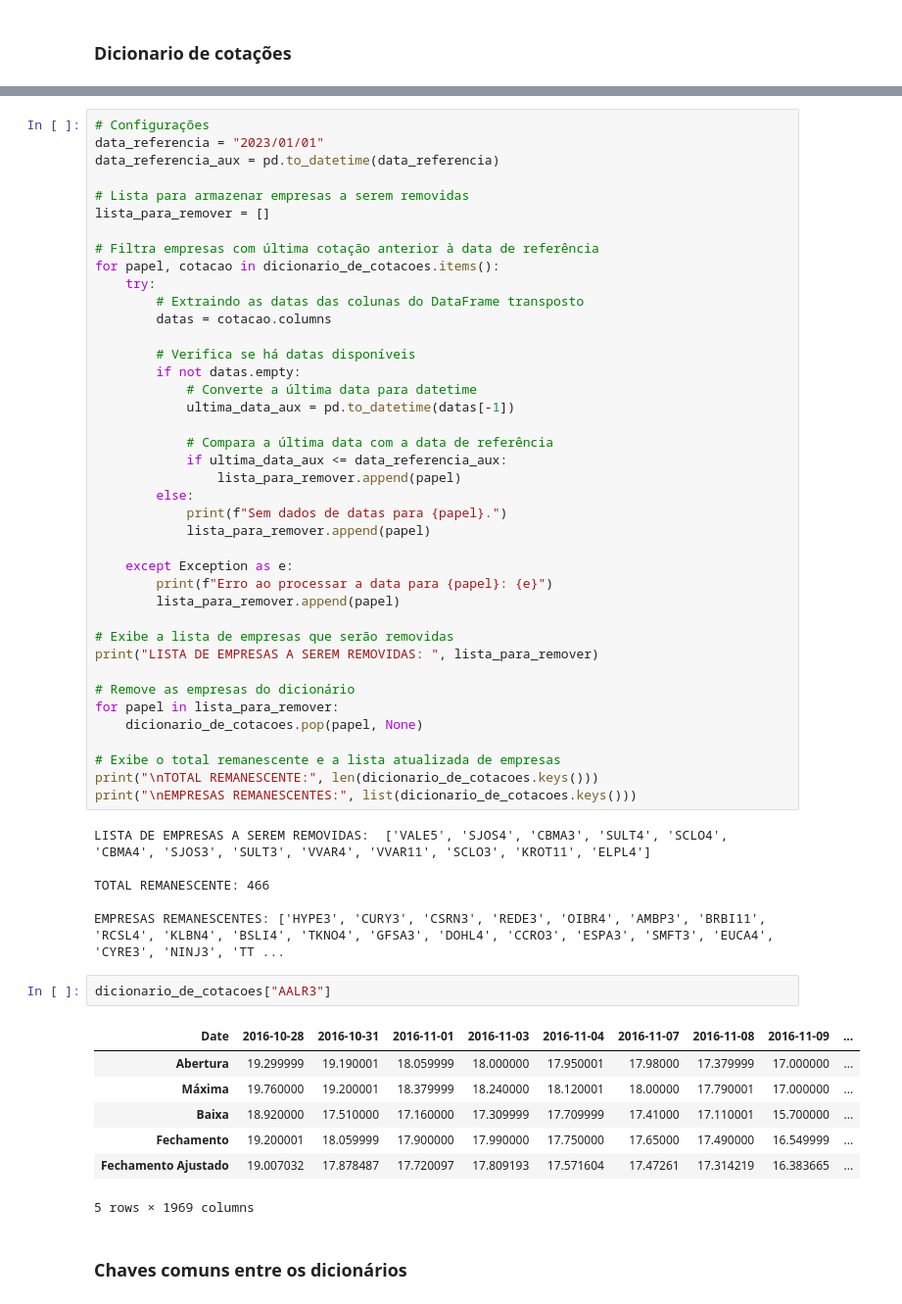
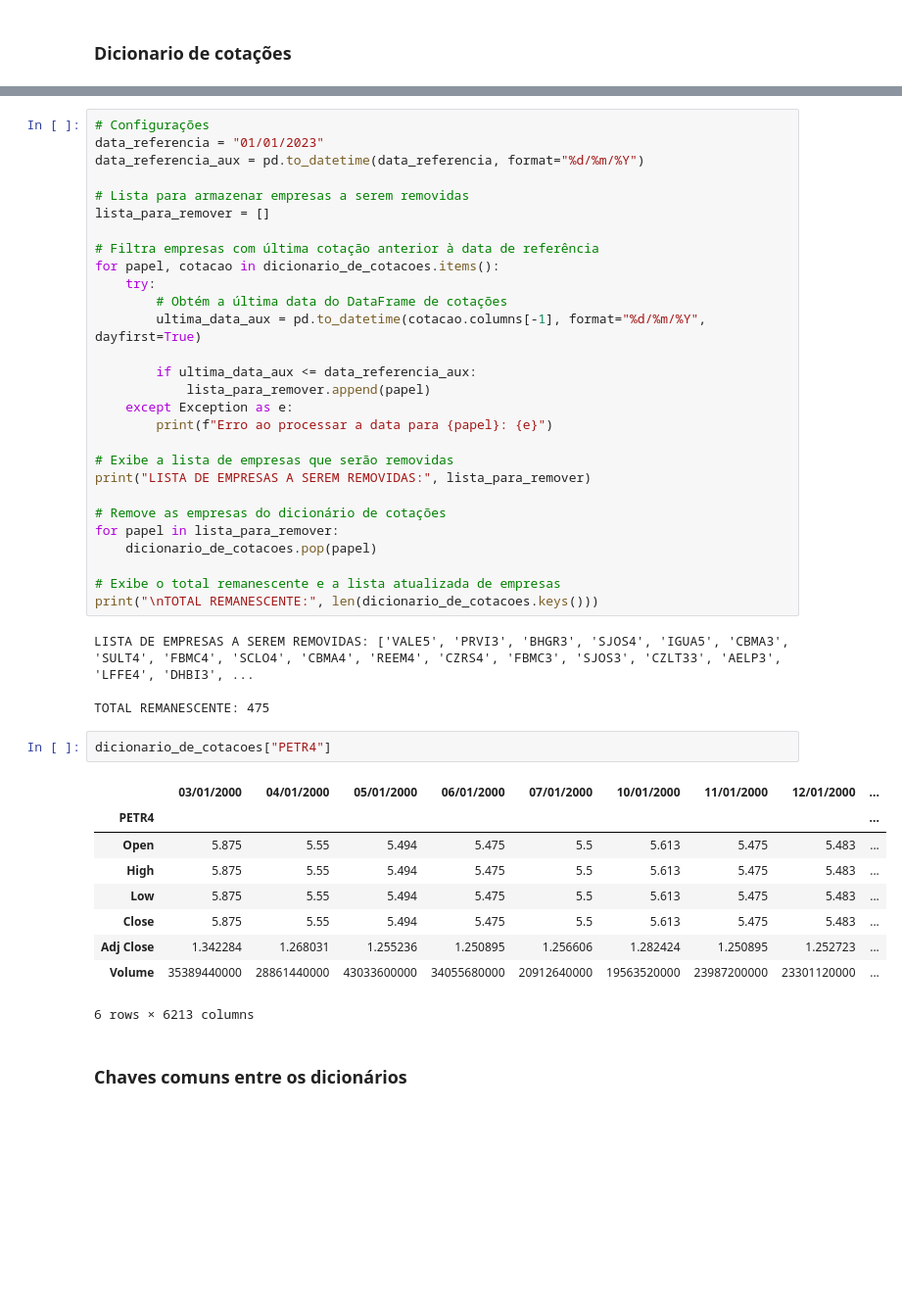
Before and after one commit to Cabral-JV/TCC, a Jupyter notebook: Data_frame/Data.ipynb, the cells around one changed output, grey strips where cells are left out. Shown at 98% size. Cells and saved outputs as stored; diff of their text form; blank space fills up the shorter version.

Commit message:
Pegando as datas mais antigas e encontrando a melhor data das cotações

```diff
--- a/Data_frame/Data.ipynb
+++ b/Data_frame/Data.ipynb
@@ -718,7 +746,7 @@ Empresas para as quais as cotações falharam: EBEN4.SA, VTLM3.SA, DFVA4.SA, FFT
 # %%
 # Configurações
-data_referencia = "2023/01/01"
-data_referencia_aux = pd.to_datetime(data_referencia)
+data_referencia = "01/01/2023"
+data_referencia_aux = pd.to_datetime(data_referencia, format="%d/%m/%Y")
 
 # Lista para armazenar empresas a serem removidas
 lista_para_remover = []
@@ -726,51 +754,39 @@ lista_para_remover = []
 # Filtra empresas com última cotação anterior à data de referência
 for papel, cotacao in dicionario_de_cotacoes.items():
     try:
-        # Extraindo as datas das colunas do DataFrame transposto
-        datas = cotacao.columns
+        # Obtém a última data do DataFrame de cotações
+        ultima_data_aux = pd.to_datetime(cotacao.columns[-1], format="%d/%m/%Y", dayfirst=True)
 
-        # Verifica se há datas disponíveis
-        if not datas.empty:
-            # Converte a última data para datetime
-            ultima_data_aux = pd.to_datetime(datas[-1])
-
-            # Compara a última data com a data de referência
-            if ultima_data_aux <= data_referencia_aux:
-                lista_para_remover.append(papel)
-        else:
-            print(f"Sem dados de datas para {papel}.")
+        if ultima_data_aux <= data_referencia_aux:
             lista_para_remover.append(papel)
-
     except Exception as e:
         print(f"Erro ao processar a data para {papel}: {e}")
-        lista_para_remover.append(papel)
 
 # Exibe a lista de empresas que serão removidas
-print("LISTA DE EMPRESAS A SEREM REMOVIDAS: ", lista_para_remover)
+print("LISTA DE EMPRESAS A SEREM REMOVIDAS:", lista_para_remover)
 
-# Remove as empresas do dicionário
+# Remove as empresas do dicionário de cotações
 for papel in lista_para_remover:
-    dicionario_de_cotacoes.pop(papel, None)
+    dicionario_de_cotacoes.pop(papel)
 
 # Exibe o total remanescente e a lista atualizada de empresas
 print("\nTOTAL REMANESCENTE:", len(dicionario_de_cotacoes.keys()))
-print("\nEMPRESAS REMANESCENTES:", list(dicionario_de_cotacoes.keys()))
 # %% [output]
-LISTA DE EMPRESAS A SEREM REMOVIDAS:  ['VALE5', 'SJOS4', 'CBMA3', 'SULT4', 'SCLO4', 'CBMA4', 'SJOS3', 'SULT3', 'VVAR4', 'VVAR11', 'SCLO3', 'KROT11', 'ELPL4']
+LISTA DE EMPRESAS A SEREM REMOVIDAS: ['VALE5', 'PRVI3', 'BHGR3', 'SJOS4', 'IGUA5', 'CBMA3', 'SULT4', 'FBMC4', 'SCLO4', 'CBMA4', 'REEM4', 'CZRS4', 'FBMC3', 'SJOS3', 'CZLT33', 'AELP3', 'LFFE4', 'DHBI3', ...
 
-TOTAL REMANESCENTE: 466
-
-EMPRESAS REMANESCENTES: ['HYPE3', 'CURY3', 'CSRN3', 'REDE3', 'OIBR4', 'AMBP3', 'BRBI11', 'RCSL4', 'KLBN4', 'BSLI4', 'TKNO4', 'GFSA3', 'DOHL4', 'CCRO3', 'ESPA3', 'SMFT3', 'EUCA4', 'CYRE3', 'NINJ3', 'TT ...
+TOTAL REMANESCENTE: 475
 # %%
-dicionario_de_cotacoes["AALR3"]
+dicionario_de_cotacoes["PETR4"]
 # %% [output]
-| Date | 2016-10-28 | 2016-10-31 | 2016-11-01 | 2016-11-03 | 2016-11-04 | 2016-11-07 | 2016-11-08 | 2016-11-09 | ... |
-| Abertura | 19.299999 | 19.190001 | 18.059999 | 18.000000 | 17.950001 | 17.98000 | 17.379999 | 17.000000 | ... |
-| Máxima | 19.760000 | 19.200001 | 18.379999 | 18.240000 | 18.120001 | 18.00000 | 17.790001 | 17.000000 | ... |
-| Baixa | 18.920000 | 17.510000 | 17.160000 | 17.309999 | 17.709999 | 17.41000 | 17.110001 | 15.700000 | ... |
-| Fechamento | 19.200001 | 18.059999 | 17.900000 | 17.990000 | 17.750000 | 17.65000 | 17.490000 | 16.549999 | ... |
-| Fechamento Ajustado | 19.007032 | 17.878487 | 17.720097 | 17.809193 | 17.571604 | 17.47261 | 17.314219 | 16.383665 | ... |
+|  | 03/01/2000 | 04/01/2000 | 05/01/2000 | 06/01/2000 | 07/01/2000 | 10/01/2000 | 11/01/2000 | 12/01/2000 | ... |
+| PETR4 |  |  |  |  |  |  |  |  | ... |
+| Open | 5.875 | 5.55 | 5.494 | 5.475 | 5.5 | 5.613 | 5.475 | 5.483 | ... |
+| High | 5.875 | 5.55 | 5.494 | 5.475 | 5.5 | 5.613 | 5.475 | 5.483 | ... |
+| Low | 5.875 | 5.55 | 5.494 | 5.475 | 5.5 | 5.613 | 5.475 | 5.483 | ... |
+| Close | 5.875 | 5.55 | 5.494 | 5.475 | 5.5 | 5.613 | 5.475 | 5.483 | ... |
+| Adj Close | 1.342284 | 1.268031 | 1.255236 | 1.250895 | 1.256606 | 1.282424 | 1.250895 | 1.252723 | ... |
+| Volume | 35389440000 | 28861440000 | 43033600000 | 34055680000 | 20912640000 | 19563520000 | 23987200000 | 23301120000 | ... |
-5 rows × 1969 columns
+6 rows × 6213 columns
 # %% [markdown]
 ### Chaves comuns entre os dicionários
 # %%
```
Also changed, not shown: parts of 21 cells of this notebook, 4 other files.
